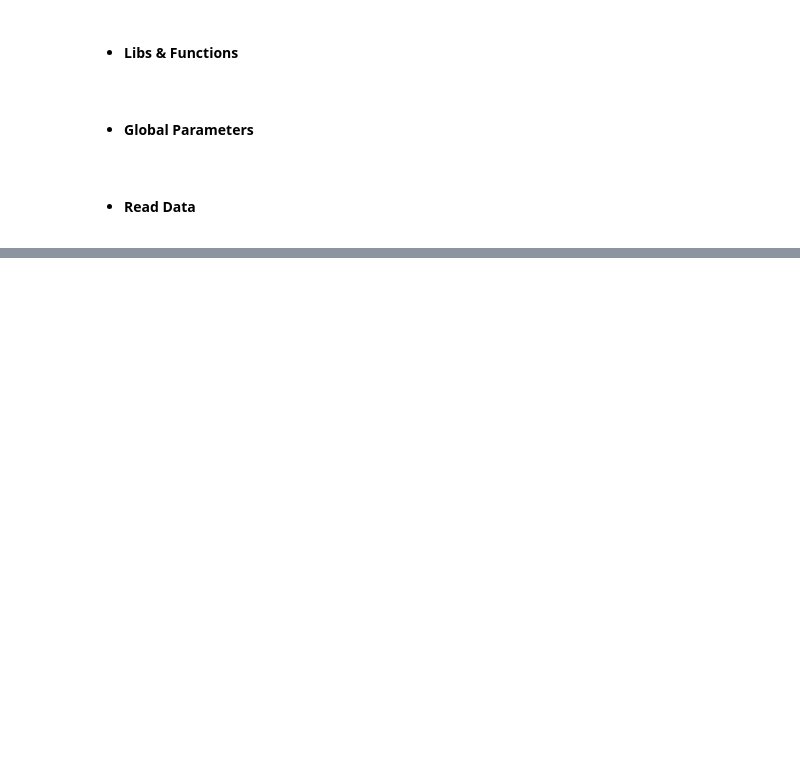
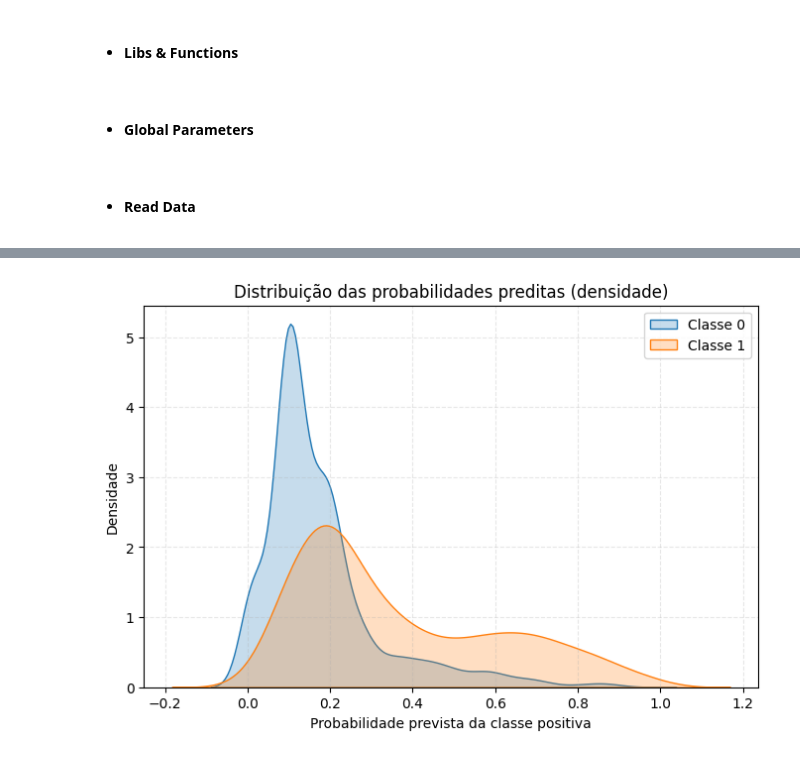
Before and after one commit to claudioalvesluis/hc_ufpe_longstay, a Jupyter notebook: tests_modelling.ipynb, the cells around one changed output, grey strips where cells are left out. Drawn from its saved outputs; the diff is of its cells as text; code cells hidden in the pictures; blank space fills up the shorter version.

```diff
--- a/tests_modelling.ipynb
+++ b/tests_modelling.ipynb
@@ -238,0 +217,16 @@ else:
+# %%
+import matplotlib.pyplot as plt
+import seaborn as sns
+
+# --- Gráfico de densidade dos scores preditos ---
+plt.figure(figsize=(8, 5))
+sns.kdeplot(proba[y_test == 0], label="Classe 0", fill=True)
+sns.kdeplot(proba[y_test == 1], label="Classe 1", fill=True)
+plt.title("Distribuição das probabilidades preditas (densidade)")
+plt.xlabel("Probabilidade prevista da classe positiva")
+plt.ylabel("Densidade")
+plt.legend()
+plt.grid(True, linestyle="--", alpha=0.3)
+plt.show()
+# %% [output]
+[figure, added]
```
Also changed, not shown: parts of 53 cells of this notebook, 5 other files.
